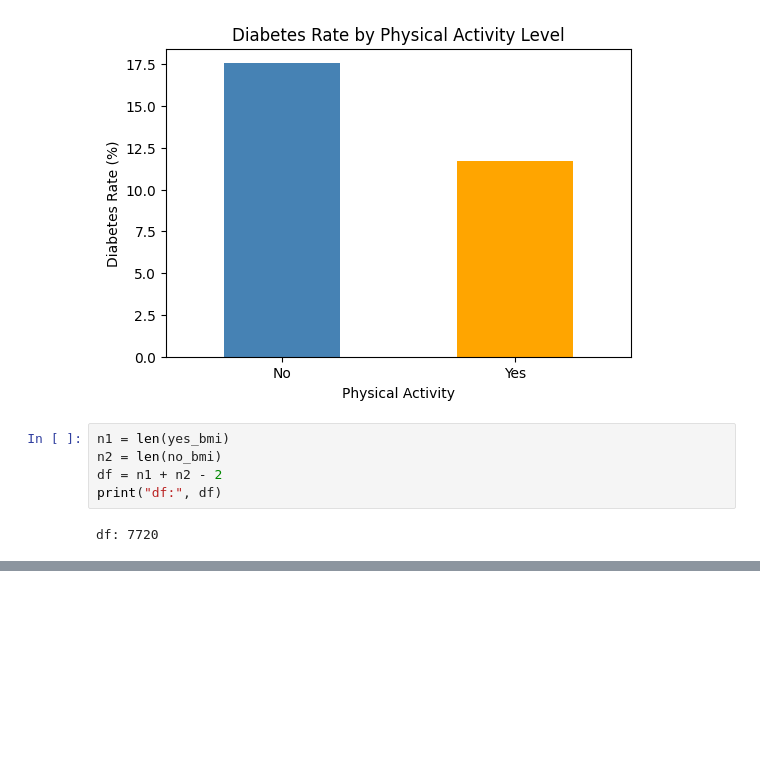
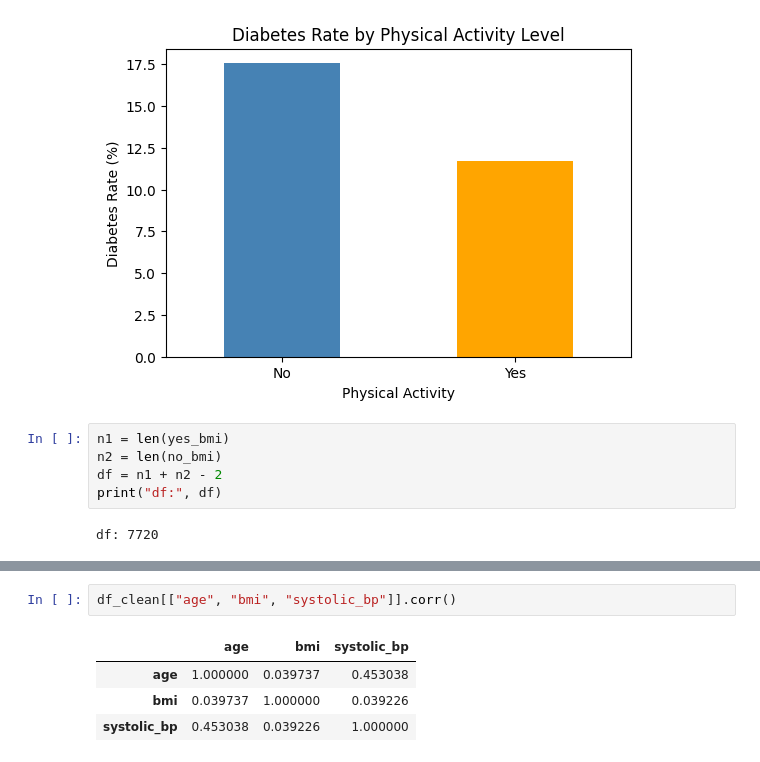
Before and after one commit to joshnimal08-cell/diabetes-analysis, a Jupyter notebook: diabetes_biostats_project.ipynb, the cells around one changed output, grey strips where cells are left out. Drawn from its saved outputs; the diff is of its cells as text; blank space fills up the shorter version.

```diff
--- a/diabetes_biostats_project.ipynb
+++ b/diabetes_biostats_project.ipynb
@@ -281,0 +310,7 @@ df: 7720
+# %%
+df_clean[["age", "bmi", "systolic_bp"]].corr()
+# %% [output]
+|  | age | bmi | systolic_bp |
+| age | 1.000000 | 0.039737 | 0.453038 |
+| bmi | 0.039737 | 1.000000 | 0.039226 |
+| systolic_bp | 0.453038 | 0.039226 | 1.000000 |
```
Also changed, not shown: parts of 3 cells of this notebook.
